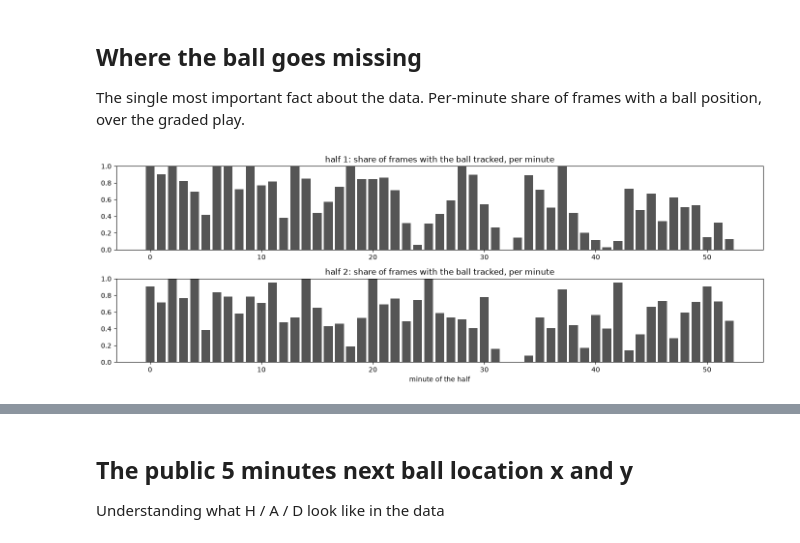
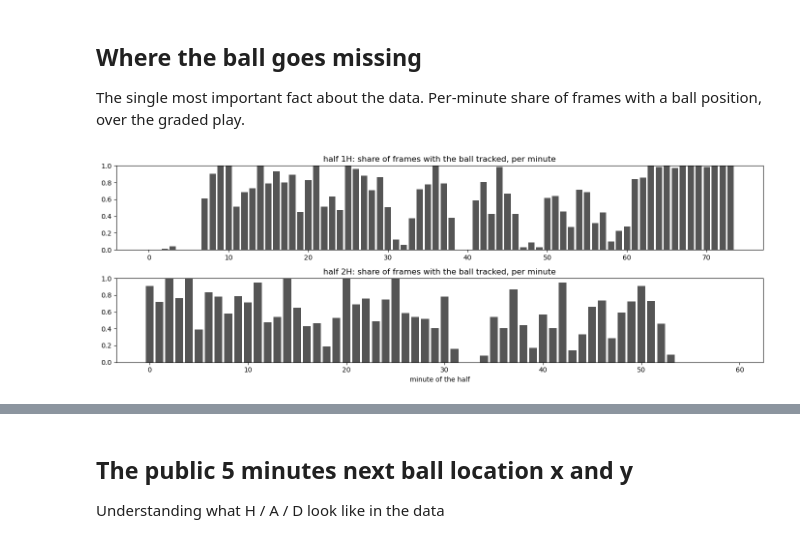
Before and after one commit to lukeaquilla11/Barcelona-hackathon, a Jupyter notebook: notebooks/01_eda.ipynb, the cells around one changed output, grey strips where cells are left out. Saved outputs shown, nothing was run; the diff lists cells and outputs as text; code cells hidden in the pictures.

```diff
--- a/notebooks/01_eda.ipynb
+++ b/notebooks/01_eda.ipynb
@@ -38,7 +38,7 @@ import numpy as np
 import pandas as pd
 
 ROOT = Path.cwd().resolve()
-while not (ROOT / 'possession').exists() and ROOT != ROOT.parent:
+while not (ROOT / 'possession_lab').exists() and ROOT != ROOT.parent:
     ROOT = ROOT.parent
 # Update MTAH_DATA_DIR here when the gated data lives elsewhere.
 DATA_CANDIDATES = []
@@ -106,17 +106,13 @@ They do not mean player number 44.
 - the XML describes speed as km/h.
 # %%
 # Purpose: load ATD and show its shape, frame convention, sample columns, and missingness.
-from kloppy import metrica
+from possession_lab.baseline_pipeline import load_supplied_frame_table
 
-atd_dataset = metrica.load_tracking_epts(
-    meta_data=TACTICAL / 'BAR-ATH_tactical_atd.xml',
-    raw_data=TACTICAL / 'BAR-ATH_tactical_atd.txt',
-)
-atd = atd_dataset.to_df()
+atd, atd_report = load_supplied_frame_table(data_dir=DATA)
 
 print('Shape:', atd.shape)
 print('Frame IDs:', atd.frame_id.min(), 'to', atd.frame_id.max())
-print('Submission frames:', atd.frame_id.min() - 1, 'to', atd.frame_id.max() - 1)
+print('Submission frames:', atd.frame.min(), 'to', atd.frame.max())
 
 core_columns = ['period_id', 'timestamp', 'frame_id', 'ball_state', 'ball_owning_team_id', 'ball_x', 'ball_y', 'ball_z', 'ball_speed']
 track_columns = ['1_x', '1_y', '1_d', '1_s', '44_x', '44_y', '44_d', '44_s', '46_x', '46_y', '46_d', '46_s']
@@ -523,16 +533,16 @@ plot_frame(11185 + 25 * 30);
 The single most important fact about the data. Per-minute share of frames with a ball position, over the graded play.
 # %%
 fig, axes = plt.subplots(2, 1, figsize=(14, 5), sharey=True)
-for ax, h in zip(axes, (1, 2)):
+for ax, h in zip(axes, ('1H', '2H')):
     sel = frames[frames.half == h]
     per_min = sel.ball_seen.groupby((sel.index - sel.index[0]) // (25 * 60)).mean()
     ax.bar(per_min.index, per_min.values, color="#555")
     ax.set_title(f"half {h}: share of frames with the ball tracked, per minute")
     ax.set_ylim(0, 1)
 axes[-1].set_xlabel("minute of the half")
 plt.tight_layout()
 # %% [output]
-[figure, old version]
+[figure, new version]
 # %%
 # Length of each continuous ball gap on graded frames
 seen = frames.ball_seen.values & m.graded
```
Also changed, not shown: parts of 14 cells of this notebook, 12 other files.
